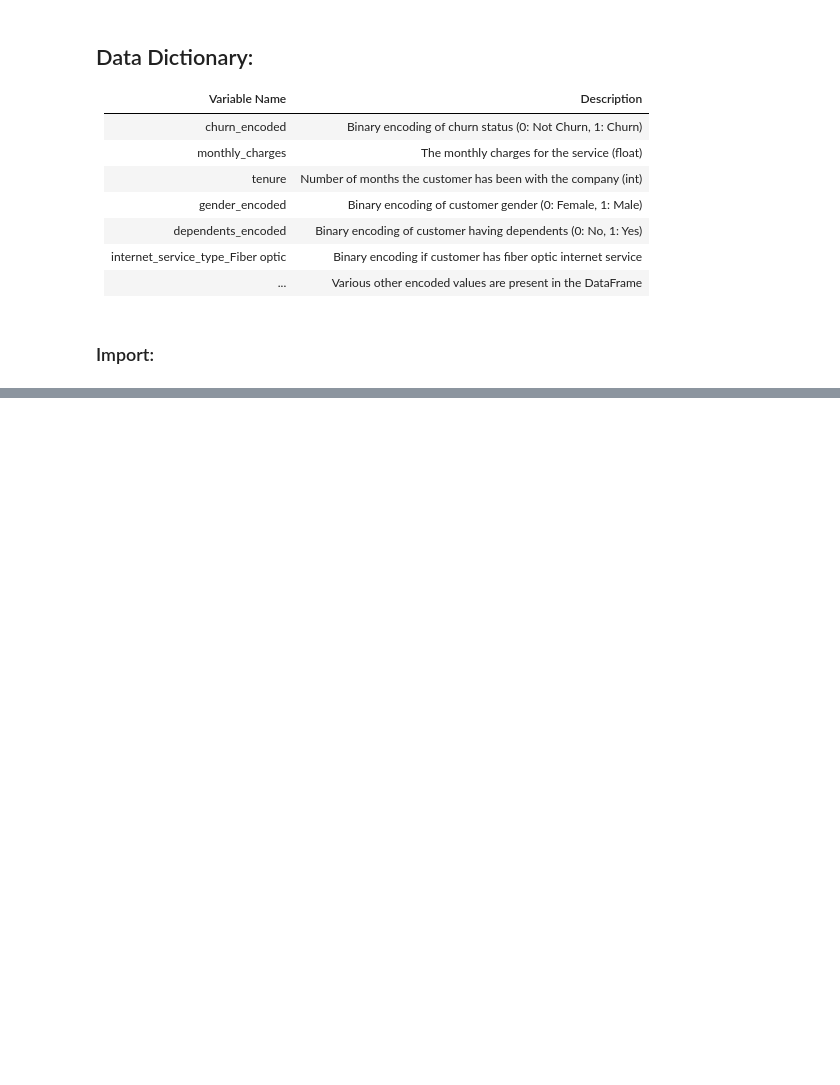
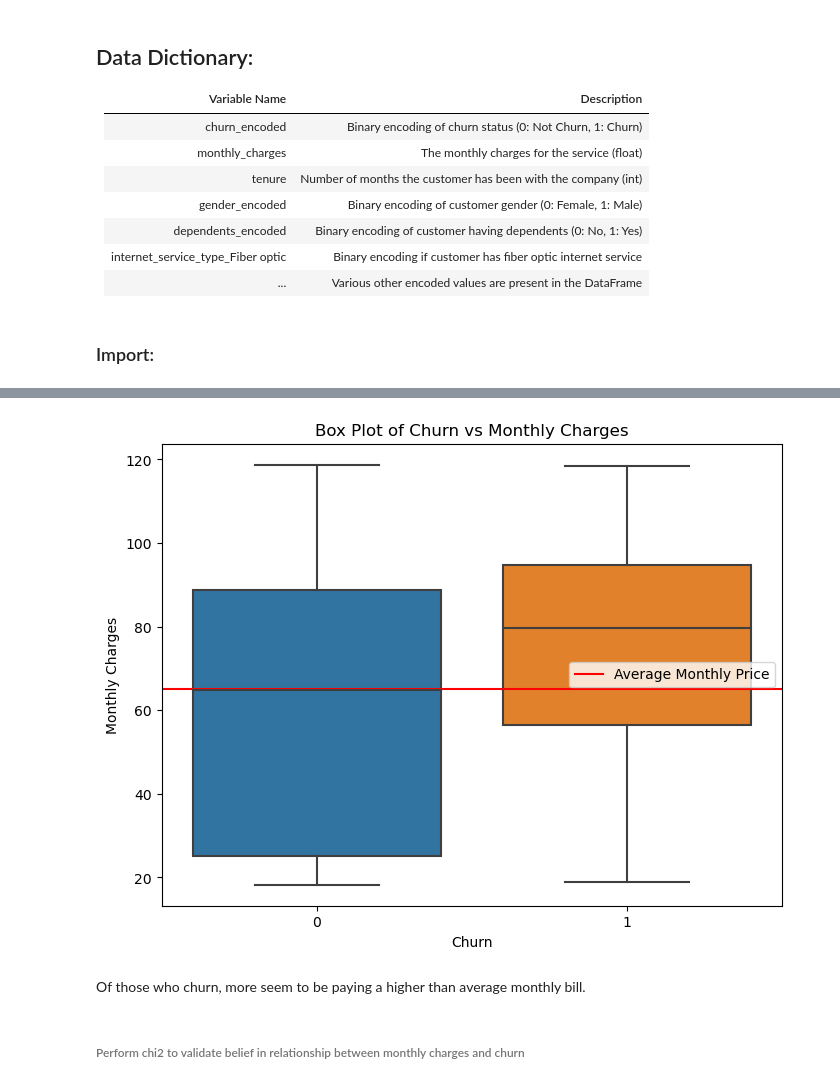
Before and after one commit to JAJCole/classification-project, a Jupyter notebook: final-notebook.ipynb, the cells around one changed output, grey strips where cells are left out. Saved outputs shown, nothing was run; the diff lists cells and outputs as text; code cells hidden in the pictures; blank space fills up the shorter version.

```diff
--- a/final-notebook.ipynb
+++ b/final-notebook.ipynb
@@ -51,0 +114,9 @@ warnings.filterwarnings("ignore")
+# %%
+# call visualization
+vis_2()
+# %% [output]
+[figure, added]
+# %% [markdown]
+Of those who churn, more seem to be paying a higher than average monthly bill.
+# %% [markdown]
+###### Perform chi2 to validate belief in relationship between monthly charges and churn
```
Also changed, not shown: parts of 39 cells of this notebook.
